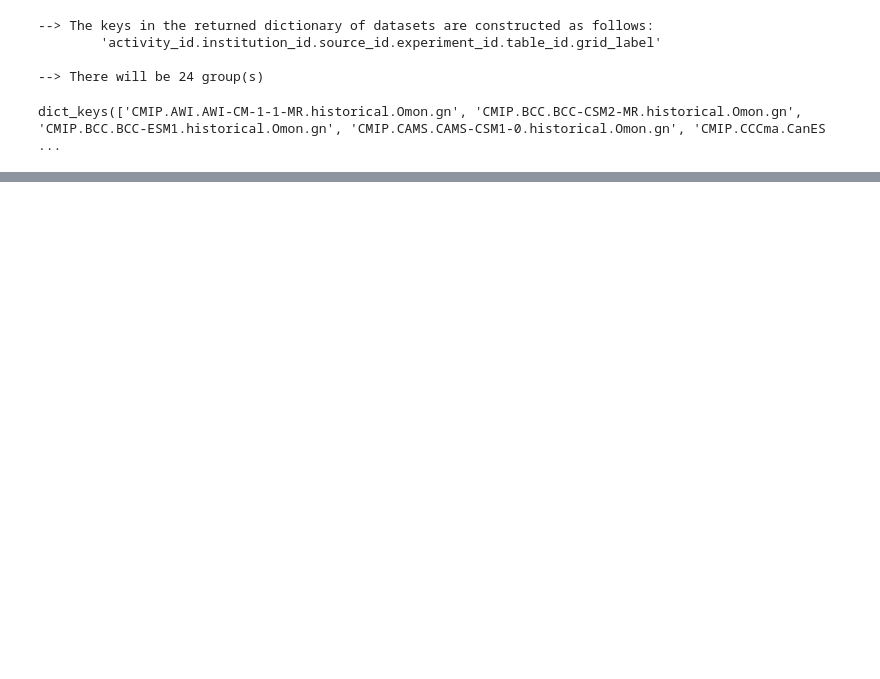
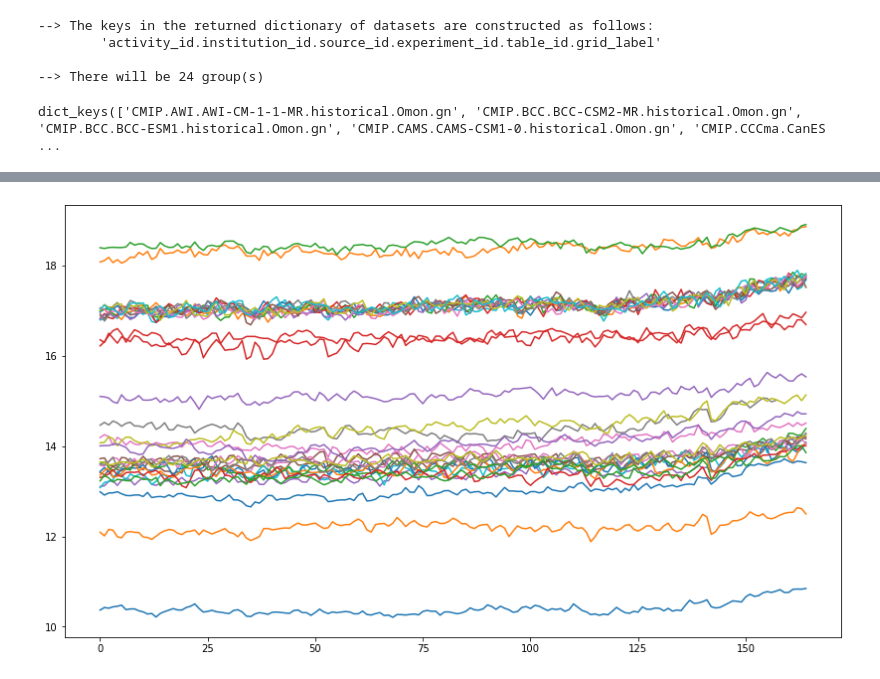
Before and after one commit to mara-freilich/cmip6hack-ocean-bgc, a Jupyter notebook: notebooks/jluo_init_sst.ipynb, the cells around one changed output, grey strips where cells are left out. Saved outputs shown, nothing was run; the diff lists cells and outputs as text; code cells hidden in the pictures; blank space fills up the shorter version.

```diff
--- a/notebooks/jluo_init_sst.ipynb
+++ b/notebooks/jluo_init_sst.ipynb
@@ -216,5 +236,6 @@ CMIP.UA.MCM-UA-1-0.historical.Omon.gn Frozen(SortedKeysDict({'time': 1980, 'bnds
 # %%
-model_grids={'CMIP.BCC.BCC-CSM2-MR.historical.Omon.gn': ['lon','lat'],
+model_grids={'CMIP.AWI.AWI-CM-1-1-MR.historical.Omon.gn': 'ncells',
+             'CMIP.BCC.BCC-CSM2-MR.historical.Omon.gn': ['lon','lat'],
              'CMIP.BCC.BCC-ESM1.historical.Omon.gn': ['lon','lat'],
              'CMIP.CAMS.CAMS-CSM1-0.historical.Omon.gn': ['i','j'],
              'CMIP.CCCma.CanESM5.historical.Omon.gn': ['i','j'],
@@ -247,8 +269,0 @@ client
-# %%
-field={}
-for m in model_grids.keys():
-    ds=dset_dict[m].groupby('time.year').mean('time')
-    field[m]=ds.tos.mean(dim=model_grids[m])
-    field[m].plot()#.line(hue=m)
-
-plt.title('Multi-model ensemble')
@@ -257,0 +270,12 @@ TypeError: Plotting requires coordinates to be numeric or dates of type np.datet
+# %%
+sst={}
+for m in dset_dict.keys():
+    sst[m]={}
+    for i in range(dset_dict[m].dims['member_id']):
+        mem_id=str(dset_dict[m].member_id[i].values)
+        sst[m][mem_id]={}
+        print('processing model',m,'; member', dset_dict[m].member_id[i].values)
+
+        field = dset_dict[m][variable].isel(member_id=i).groupby('time.year').mean('time')
+        field = field.mean(dim=model_grids[m]).values
+        sst[m][mem_id] = field
@@ -257,0 +300,8 @@ TypeError: Plotting requires coordinates to be numeric or dates of type np.datet
+# %%
+plt.figure(figsize=(14,8))
+for m in sst.keys():
+    for e in sst[m].keys():
+        plt.plot(sst[m][e], label=m)
+        #plt.legend()
+# %% [output]
+[figure, added]
```
Also changed, not shown: parts of 13 cells of this notebook.
